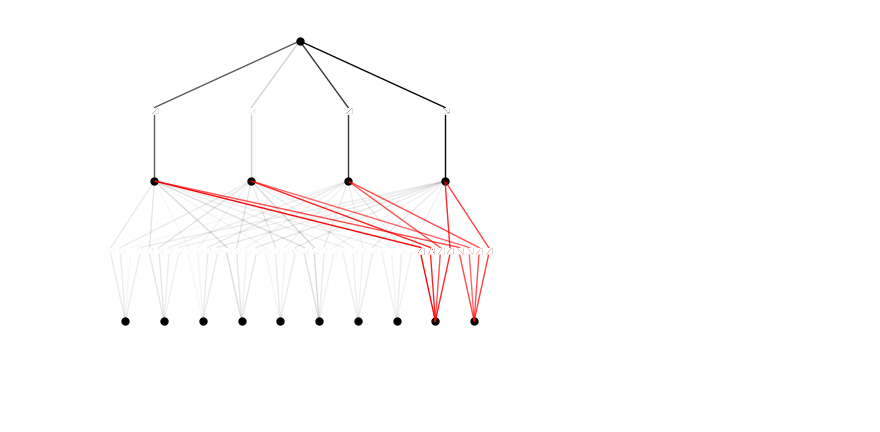
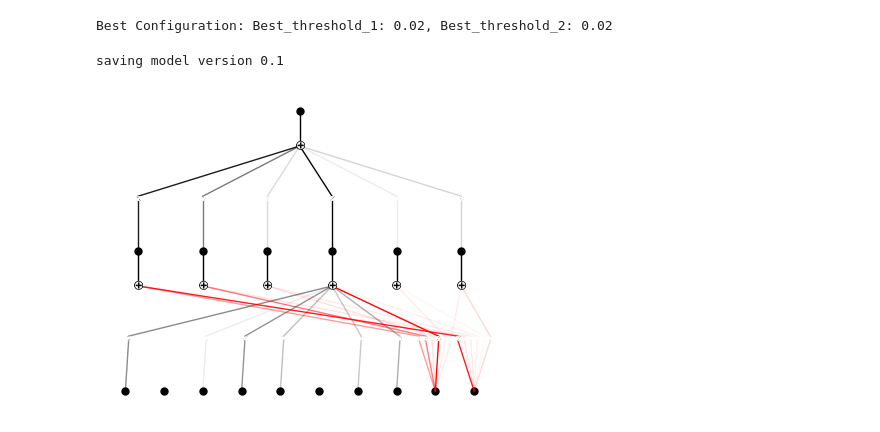
Before and after one commit to BozhenJIANG/KAN-ANN-for-STLF, a Jupyter notebook: NN+KAN-SPRING.ipynb, the cells around one changed output. Saved outputs shown, nothing was run; the diff lists cells and outputs as text; code cells hidden in the pictures; blank space fills up the shorter version.

```diff
--- a/NN+KAN-SPRING.ipynb
+++ b/NN+KAN-SPRING.ipynb
@@ -96,4 +97,0 @@ model.plot(mask=True)
-# %%
-model = model.prune()
-model(dataset['train_input'])
-model.plot()
@@ -102,6 +97,0 @@ model.plot()
-# %%
-model = model.prune(5e-2)
-model(dataset['train_input'])
-model.plot()
-# %% [output]
-[figure, removed]
@@ -110,0 +155,19 @@ model.train(dataset, opt="LBFGS", steps=50, batch=128, lr=0.01, lamb=0.01);
+# %%
+# results_df = pd.DataFrame(results_2)
+# results_df.to_csv('./parameters_configuration/NN+KAN-SPIRNG.csv')
+# Find the best configuration
+results_df = pd.read_csv('./parameters_configuration/NN+KAN-SPIRNG.csv',index_col=0).to_numpy()
+best_config = results_df[results_df[:,-1].argmin(),:]
+Best_threshold_1 = best_config[0]
+Best_threshold_2 = best_config[1]
+print("\nBest Configuration: Best_threshold_1: {}, Best_threshold_2: {}".format(Best_threshold_1, Best_threshold_2))
+# %% [output]
+Best Configuration: Best_threshold_1: 0.02, Best_threshold_2: 0.02
+# %%
+model = model.prune(node_th=Best_threshold_1, edge_th=Best_threshold_2);
+model.auto_save = True
+model.fit(dataset, opt="Adam", steps=Best_step, batch=Best_batch, lr=Best_lr, lamb=Best_lamb, lamb_entropy=Best_lamb_entropy);
+model.plot()
+# %% [output]
+saving model version 0.1
+[figure, added]
```
Also changed, not shown: parts of 48 cells of this notebook, 5 other files.
